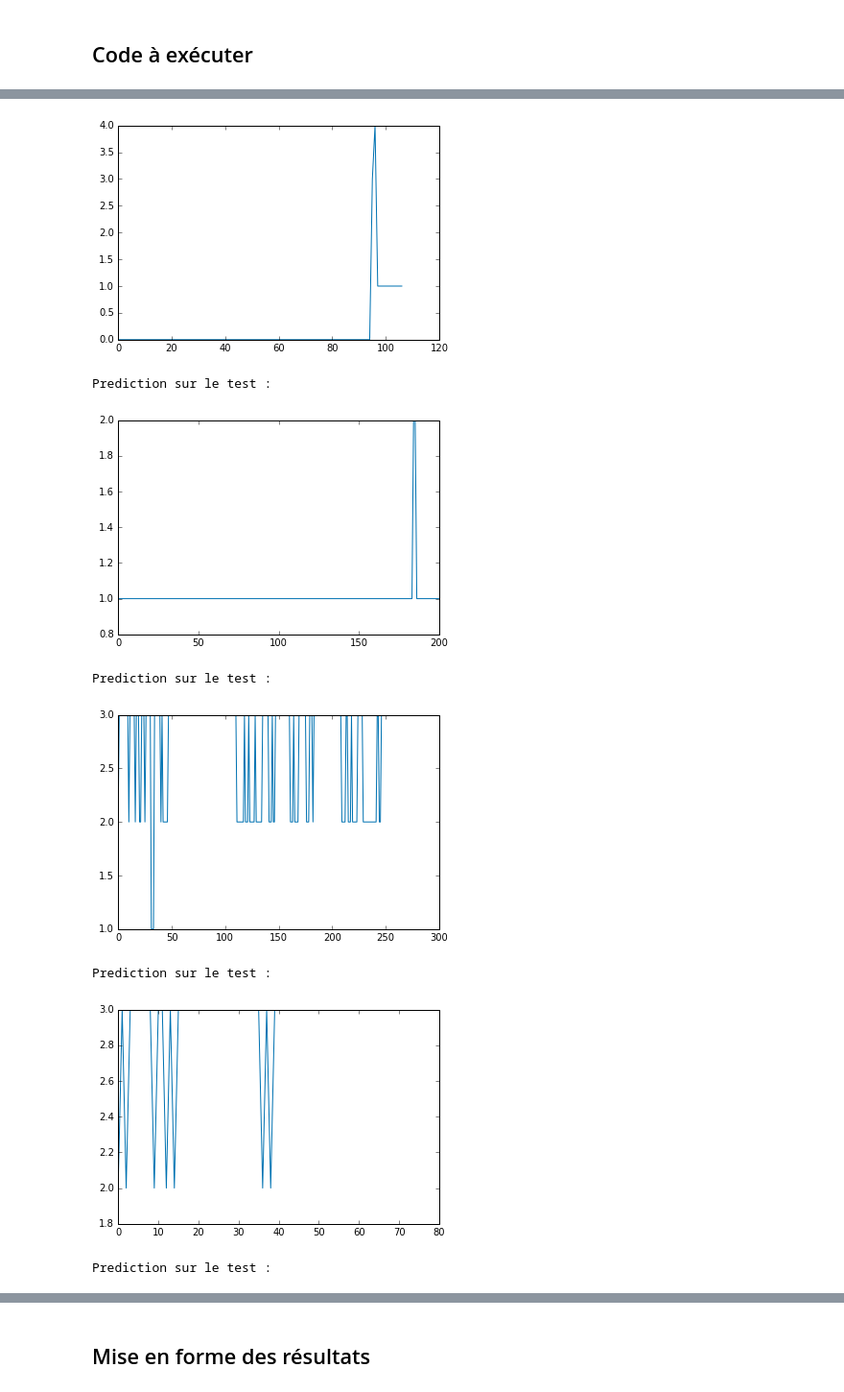
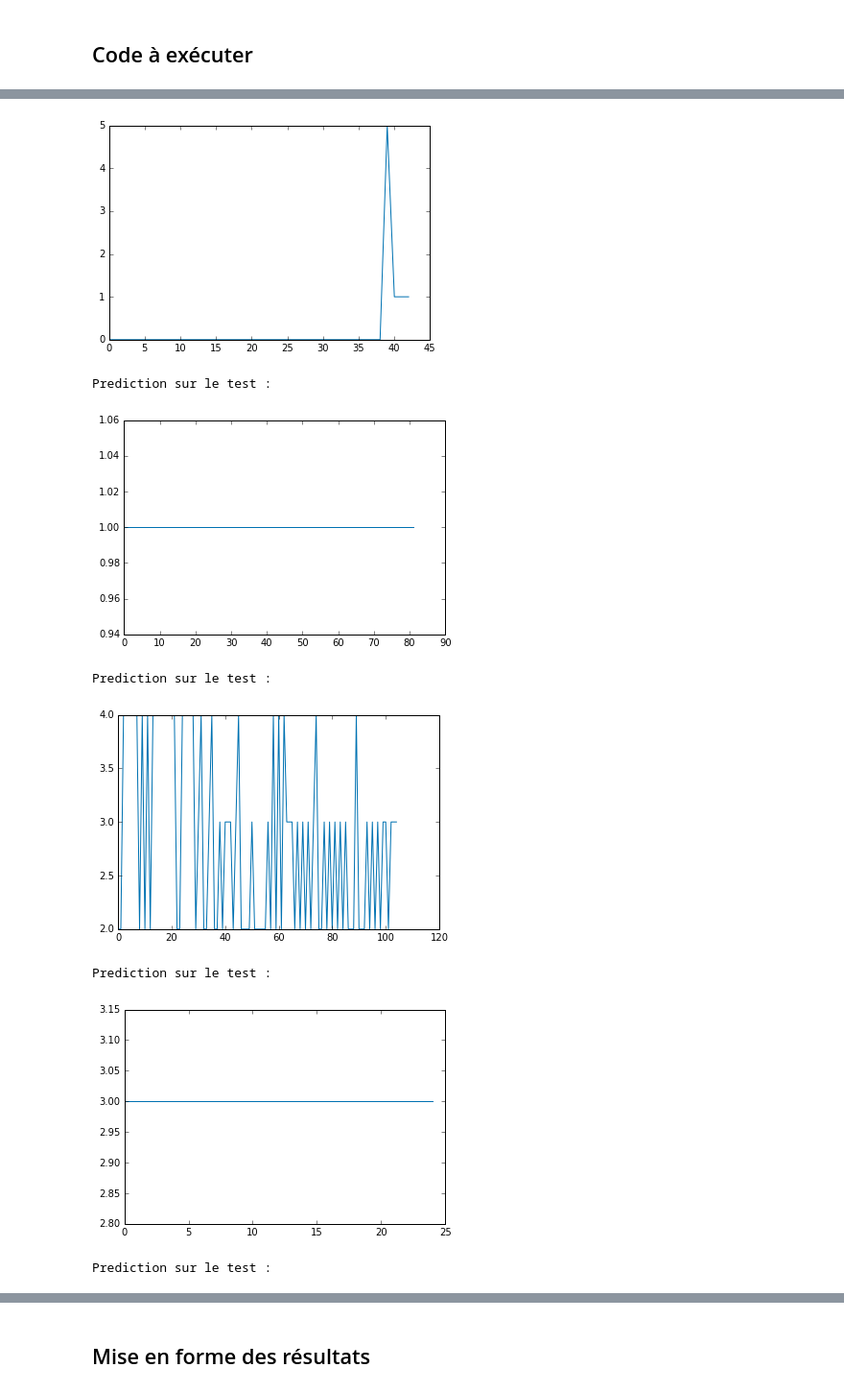
Before and after one commit to Vincent-Robert/Projet-SIGMA, a Jupyter notebook: Script court.ipynb, the cells around one changed output, grey strips where cells are left out. Shown: that part at 96% size. Drawn from its saved outputs; the diff is of its cells as text; code cells hidden in the pictures.

```diff
--- a/Script court.ipynb
+++ b/Script court.ipynb
@@ -209,7 +209,7 @@ def create_test(test_name, window_length, recouvrement, n):
 # %%
 def build_model(train_features, labels_idee):
     train, classes = pd.DataFrame(train_features), labels_idee
-    scaler = preprocessing.RobustScaler().fit(train) # ou StandardScaler
+    scaler = preprocessing.StandardScaler().fit(train) # ou StandardScaler
     train_scaled = scaler.transform(train)
     pca = PCA(svd_solver = 'randomized', n_components = 6)
     train_scaled_pca = pca.fit_transform(train_scaled)
@@ -242,16 +242,16 @@ def actually_predict(classifier1, classifier2, classifier3, test_features, pca,
 ## Code à exécuter
 # %%
 # Hyperparamètres
-window_length = 250
-recouvrement = 0.9
+window_length = 200
+recouvrement = 0.7
 n = 3
 train_name = 'new_tout.csv' #total1.csv
-liste_labels = [0, 0, 0, 4, 4, 4, 1, 1, 1, 3, 3, 2, 2, 2, 3, 3, 3]
+liste_labels = [0, 0, 0, 5, 5, 5, 1, 1, 1, 3, 3, 2, 2, 2, 4, 4, 4, 3]
 #[0, 1, 2, 0, 1, 2, 0, 0, 0, 1, 1, 2, 2, 5, 5, 5, 3, 3, 4, 4]
 #[0, 1, 2, 4, 3, 4, 4, 3, 3, ]
 liste_transitions = [6338, 13822, 18325, 19621, 22352, 25196,
                      31241, 38266, 41564, 43240, 44988, 59500,
-                     70102, 76913, 78990, 81108] #83134
+                     70102, 76913, 78990, 81108, 83134]
 #[6387, 12431, 26944, 34379, 41404, 52006,56510, 60244, 62989, 66288, 71378, 78189,84614, 85911, 88641, 91485, 93511, 95601, 97277] #98953
 #[6387, 12431, 26944, 38936, 45825, 47501, 49249, 51276, 53365, ]
 # %%
@@ -271,21 +271,21 @@ Prediction sur le train, juste pour voir :
 # %%
-test_liste = ['assis_test.csv', 'debout_test.csv', 'marche_test.csv', 'descend3.csv', 'monte_test.csv', 'courir_test.csv']
+test_liste = ['assis_test.csv', 'debout_test.csv', 'marche_test.csv', 'descend.csv', 'monte_test.csv', 'courir_test.csv']
 for test_name in test_liste:
     test_features = create_test(test_name, window_length, recouvrement, n)
 
     print('Prediction sur le test : ')
     prediction_test = actually_predict(classifier1, classifier2, classifier3, test_features, pca, scaler)
     #prediction_test = actually_predict(classifier, test_features, pca, scaler)
     plt.figure()
     plt.plot(np.rint(prediction_test))
     plt.show()
 # %% [output]
 Prediction sur le test :
-[figure, old version]
+[figure, new version]
 Prediction sur le test :
-[figure, old version]
+[figure, new version]
 Prediction sur le test :
-[figure, old version]
+[figure, new version]
 Prediction sur le test :
-[figure, old version]
+[figure, new version]
 Prediction sur le test :
```
Also changed, not shown: parts of 7 cells of this notebook.
